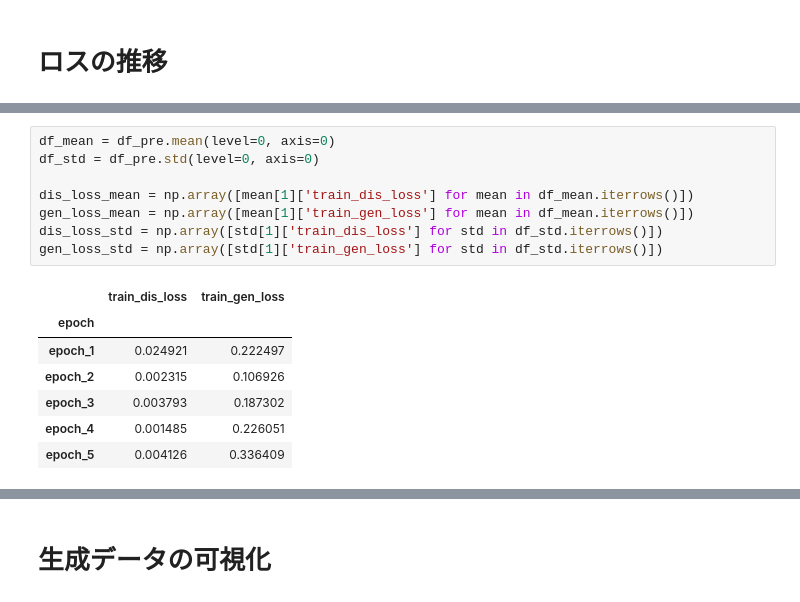
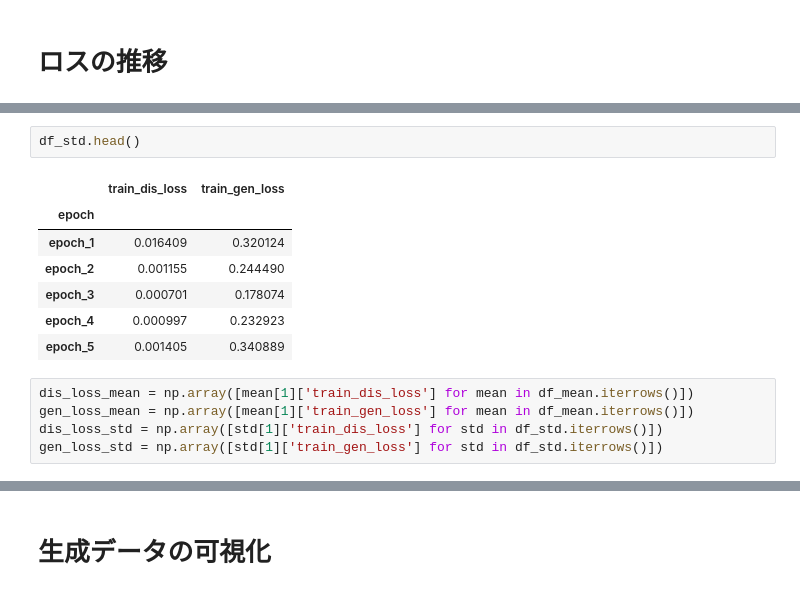
Before and after one commit to haru-256/pix2pix.pytorch, a Jupyter notebook: visualize_genData_Loss.ipynb, the cells around one changed output, grey strips where cells are left out. Saved outputs shown, nothing was run; the diff lists cells and outputs as text.

```diff
--- a/visualize_genData_Loss.ipynb
+++ b/visualize_genData_Loss.ipynb
@@ -57,19 +70,18 @@ df_pre.head()
+# %%
+df_std.head()
+# %% [output]
+|  | train_dis_loss | train_gen_loss |
+| epoch |  |  |
+| epoch_1 | 0.016409 | 0.320124 |
+| epoch_2 | 0.001155 | 0.244490 |
+| epoch_3 | 0.000701 | 0.178074 |
+| epoch_4 | 0.000997 | 0.232923 |
+| epoch_5 | 0.001405 | 0.340889 |
 # %%
-df_mean = df_pre.mean(level=0, axis=0)
-df_std = df_pre.std(level=0, axis=0)
-
 dis_loss_mean = np.array([mean[1]['train_dis_loss'] for mean in df_mean.iterrows()])
 gen_loss_mean = np.array([mean[1]['train_gen_loss'] for mean in df_mean.iterrows()])
 dis_loss_std = np.array([std[1]['train_dis_loss'] for std in df_std.iterrows()])
 gen_loss_std = np.array([std[1]['train_gen_loss'] for std in df_std.iterrows()])
-# %% [output]
-|  | train_dis_loss | train_gen_loss |
-| epoch |  |  |
-| epoch_1 | 0.024921 | 0.222497 |
-| epoch_2 | 0.002315 | 0.106926 |
-| epoch_3 | 0.003793 | 0.187302 |
-| epoch_4 | 0.001485 | 0.226051 |
-| epoch_5 | 0.004126 | 0.336409 |
 # %%
 fig, ax = plt.subplots(1, 1, figsize=(10, 6))
 ax.set_xlim([-0.8, 15])
```
Also changed, not shown: parts of 8 cells of this notebook.
